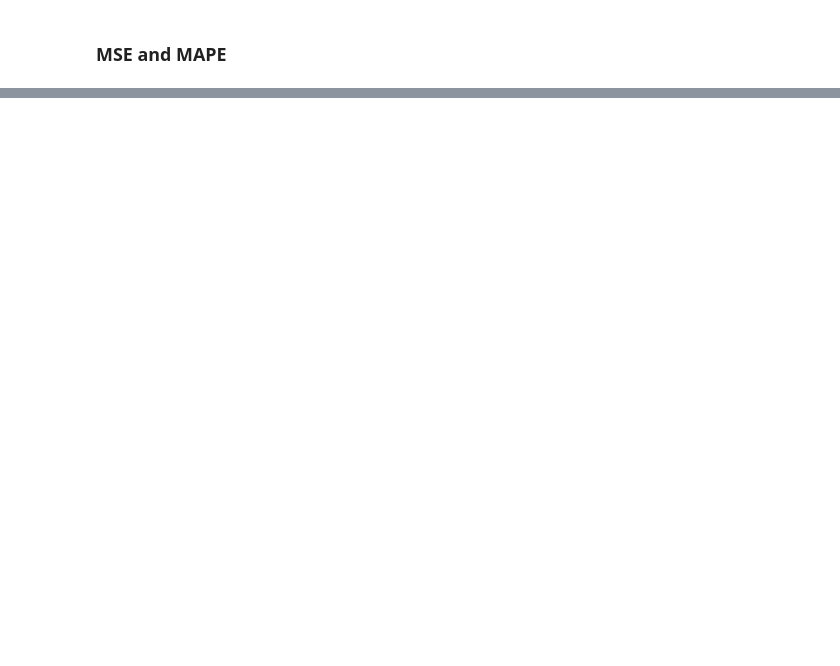
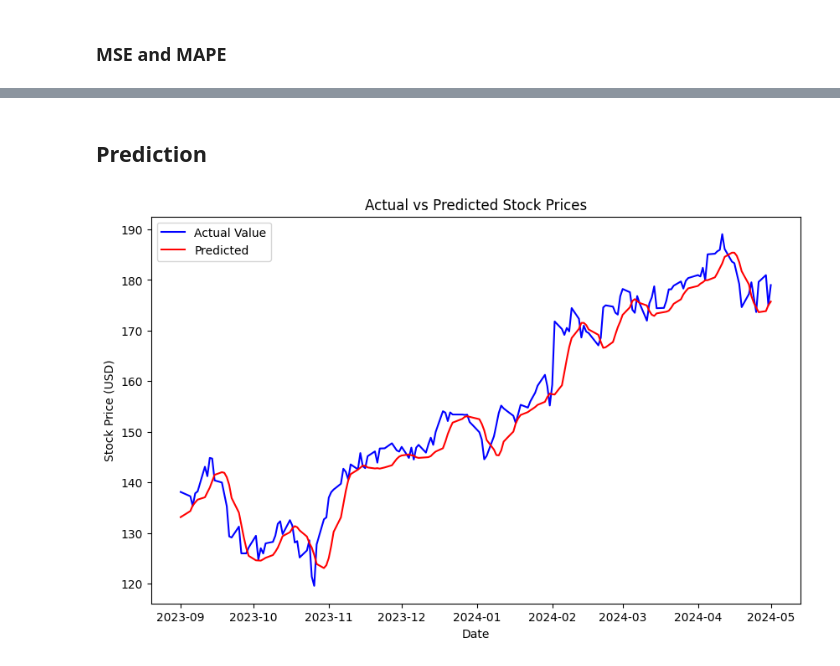
Before and after one commit to luciavu/stock-market-predictor, a Jupyter notebook: ml_stock_prediction_model.ipynb, the cells around one changed output, grey strips where cells are left out. Cells and saved outputs as stored; diff of their text form; code cells hidden in the pictures; blank space fills up the shorter version.

```diff
--- a/ml_stock_prediction_model.ipynb
+++ b/ml_stock_prediction_model.ipynb
@@ -166,0 +164,17 @@ Mean Absolute Percentage Error: 0.03010131456807615
+# %% [markdown]
+## Prediction
+# %%
+# Plot actual vs predicted
+plt.figure(figsize=(10,6))
+
+plt.plot(data.index[-len(actual_values):], actual_values, label='Actual Value', color="blue")
+plt.plot(data.index[-len(predictions):], predictions, label='Predicted', color= "red")
+
+plt.title('Actual vs Predicted Stock Prices')
+plt.xlabel('Date')
+plt.ylabel('Stock Price (USD)')
+plt.legend()
+
+plt.show()
+# %% [output]
+[figure, added]
```
Also changed, not shown: parts of 3 cells of this notebook.
